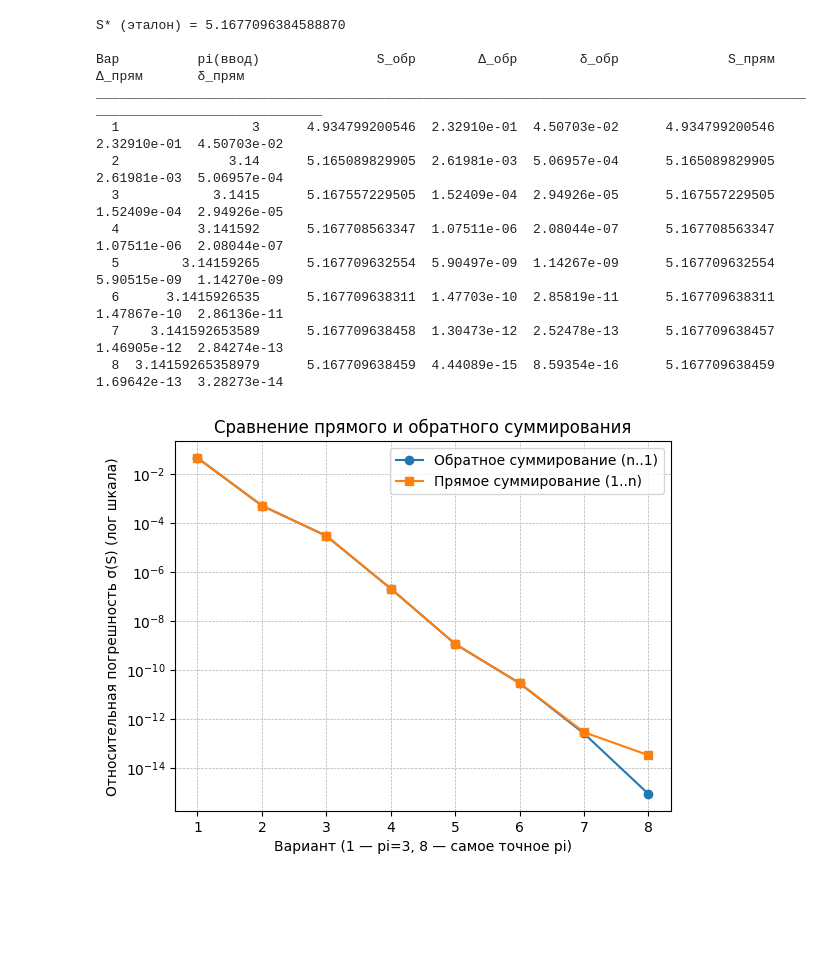
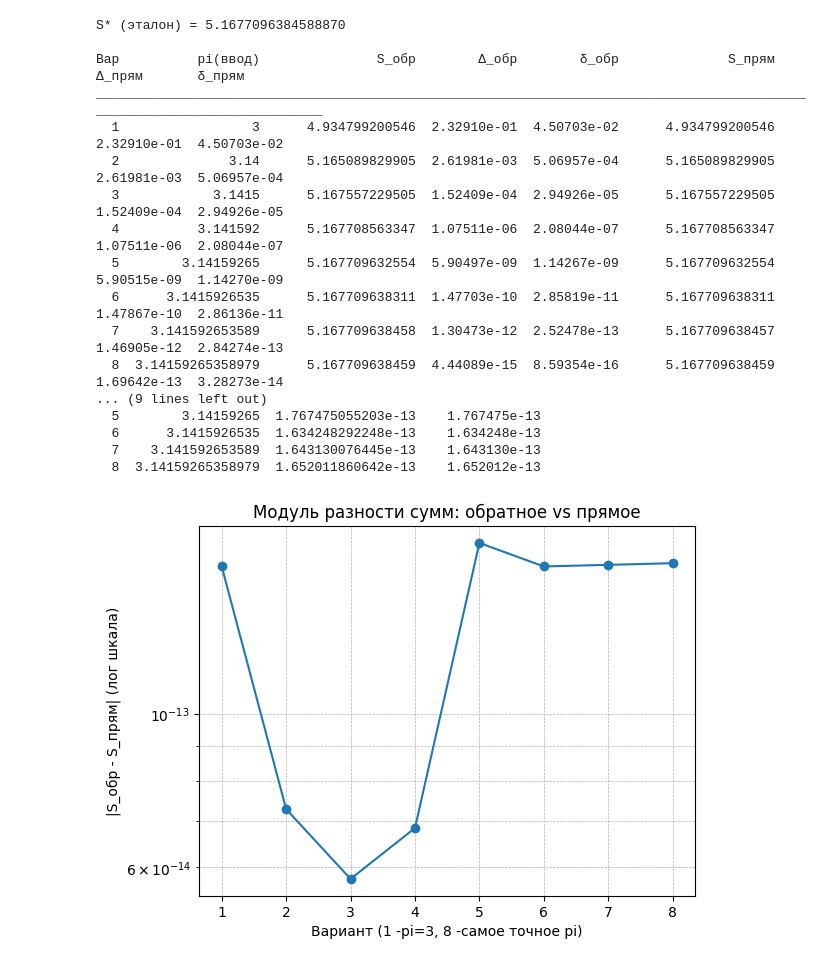
Before and after one commit to KapaSique/Computational-methods, a Jupyter notebook: task_2.1.ipynb, the cells around one changed output. Saved outputs shown, nothing was run; the diff lists cells and outputs as text; code cells hidden in the pictures; blank space fills up the shorter version.

```diff
--- a/task_2.1.ipynb
+++ b/task_2.1.ipynb
@@ -44,28 +44,6 @@ def main():
     )
     print("_" * 120)
 
-    print("\nРазность сумм: Δsum = S_обр - S_прям\n")
-    print(f"{'Вар':>3}  {'pi(ввод)':>16}  {'S_обр - S_прям':>18}  {'|разность|':>14}")
-    print("_" * 65)
-
-    diffs = []
-    x = list(range(1, len(rows) + 1))
-
-    for i, (p_str, S_rev, abs_rev, rel_rev, S_fwd, abs_fwd, rel_fwd) in enumerate(rows, start=1):
-        diff = S_rev - S_fwd
-        diffs.append(diff)
-        print(f"{i:>3}  {p_str:>16}  {diff:>18.12e}  {abs(diff):>14.6e}")
-
-    # если хочешь — график разности
-    plt.figure()
-    plt.plot(x, [abs(d) for d in diffs], marker="o")
-    plt.yscale("log")
-    plt.xlabel("Вариант (1 — pi=3, 8 — самое точное pi)")
-    plt.ylabel("|S_обр - S_прям| (лог шкала)")
-    plt.title("Модуль разности сумм: обратное vs прямое")
-    plt.grid(True, which="both", linestyle="--", linewidth=0.5)
-    plt.show()
-
     for i, p_str in enumerate(PI_VARIANTS, start=1):
         p = float(p_str)
 
@@ -85,34 +63,60 @@ def main():
             f"{S_fwd:>18.12f} {abs_fwd:>12.5e} {rel_fwd:>12.5e}"
         )
 
+    print("\nразность обратного и прямого суммирований\n")
+    print(f"{'Вар':>3}  {'pi(ввод)':>16}  {'S_обр - S_прям':>18}  {'|разность|':>14}")
+    print("_" * 65)
+
+    diffs = []
+    x = list(range(1, len(rows) + 1))
+
+    for i, (p_str, S_rev, abs_rev, rel_rev, S_fwd, abs_fwd, rel_fwd) in enumerate(rows, start=1):
+        diff = S_rev - S_fwd
+        diffs.append(diff)
+        print(f"{i:>3}  {p_str:>16}  {diff:>18.12e}  {abs(diff):>14.6e}")
+
+    plt.figure()
+    plt.plot(x, [abs(d) for d in diffs], marker="o")
+    plt.yscale("log")
+    plt.xlabel("Вариант (1 -pi=3, 8 -самое точное pi)")
+    plt.ylabel("|S_обр - S_прям| (лог шкала)")
+    plt.title("Модуль разности сумм: обратное vs прямое")
+    plt.grid(True, which="both", linestyle="--", linewidth=0.5)
+    plt.show()
+
 
     x = list(range(1, len(rows) + 1))
     rel_rev = [r[3] for r in rows]
     rel_fwd = [r[6] for r in rows]
 
     plt.figure()
     plt.semilogy(x, rel_rev, marker="o", label="Обратное суммирование (n..1)")
     plt.semilogy(x, rel_fwd, marker="s", label="Прямое суммирование (1..n)")
-    plt.xlabel("Вариант (1 — pi=3, 8 — самое точное pi)")
+    plt.xlabel("Вариант (1 -pi=3, 8 - самое точное pi)")
     plt.ylabel("Относительная погрешность σ(S) (лог шкала)")
     plt.title("Сравнение прямого и обратного суммирования")
     plt.grid(True, which="both", linestyle="--", linewidth=0.5)
     plt.legend()
     plt.show()
 
 if __name__ == "__main__":
     main()
 # %% [output]
 S* (эталон) = 5.1677096384588870
 
 Вар          pi(ввод)               S_обр        Δ_обр        δ_обр              S_прям       Δ_прям       δ_прям
 ________________________________________________________________________________________________________________________
   1                 3      4.934799200546  2.32910e-01  4.50703e-02      4.934799200546  2.32910e-01  4.50703e-02
   2              3.14      5.165089829905  2.61981e-03  5.06957e-04      5.165089829905  2.61981e-03  5.06957e-04
   3            3.1415      5.167557229505  1.52409e-04  2.94926e-05      5.167557229505  1.52409e-04  2.94926e-05
   4          3.141592      5.167708563347  1.07511e-06  2.08044e-07      5.167708563347  1.07511e-06  2.08044e-07
   5        3.14159265      5.167709632554  5.90497e-09  1.14267e-09      5.167709632554  5.90515e-09  1.14270e-09
   6      3.1415926535      5.167709638311  1.47703e-10  2.85819e-11      5.167709638311  1.47867e-10  2.86136e-11
   7    3.141592653589      5.167709638458  1.30473e-12  2.52478e-13      5.167709638457  1.46905e-12  2.84274e-13
   8  3.14159265358979      5.167709638459  4.44089e-15  8.59354e-16      5.167709638459  1.69642e-13  3.28273e-14
+... (9 lines left out)
+  5        3.14159265  1.767475055203e-13    1.767475e-13
+  6      3.1415926535  1.634248292248e-13    1.634248e-13
+  7    3.141592653589  1.643130076445e-13    1.643130e-13
+  8  3.14159265358979  1.652011860642e-13    1.652012e-13
-[figure, old version]
+[figure, new version]
```
Also changed, not shown: parts of 1 cell of this notebook, 2 other files.
